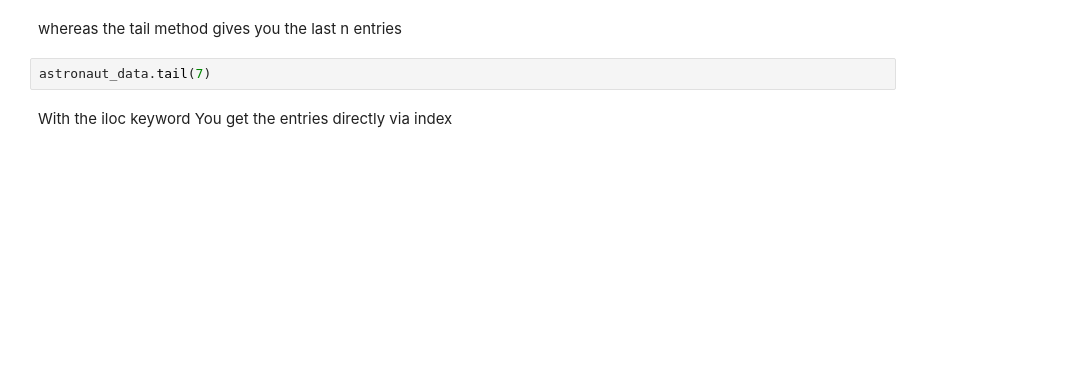
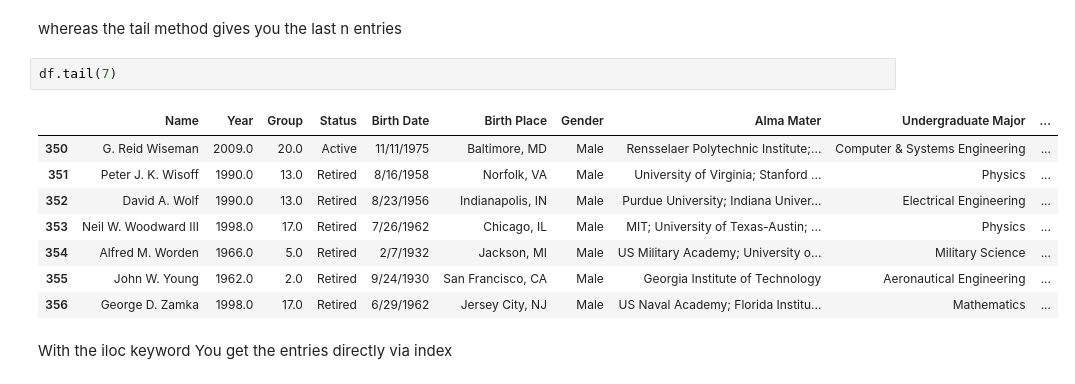
Before and after one commit to jboegeholz/introduction_to_pandas, a Jupyter notebook: astronauts_with_pandas.ipynb, the cells around one changed output. Drawn from its saved outputs; the diff is of its cells as text; blank space fills up the shorter version.

```diff
--- a/astronauts_with_pandas.ipynb
+++ b/astronauts_with_pandas.ipynb
@@ -33,7 +59,16 @@ astronaut_data.head()
 # %% [markdown]
 whereas the tail method gives you the last n entries
 # %%
-astronaut_data.tail(7)
+df.tail(7)
+# %% [output]
+|  | Name | Year | Group | Status | Birth Date | Birth Place | Gender | Alma Mater | Undergraduate Major | ... |
+| 350 | G. Reid Wiseman | 2009.0 | 20.0 | Active | 11/11/1975 | Baltimore, MD | Male | Rensselaer Polytechnic Institute;... | Computer & Systems Engineering | ... |
+| 351 | Peter J. K. Wisoff | 1990.0 | 13.0 | Retired | 8/16/1958 | Norfolk, VA | Male | University of Virginia; Stanford ... | Physics | ... |
+| 352 | David A. Wolf | 1990.0 | 13.0 | Retired | 8/23/1956 | Indianapolis, IN | Male | Purdue University; Indiana Univer... | Electrical Engineering | ... |
+| 353 | Neil W. Woodward III | 1998.0 | 17.0 | Retired | 7/26/1962 | Chicago, IL | Male | MIT; University of Texas-Austin; ... | Physics | ... |
+| 354 | Alfred M. Worden | 1966.0 | 5.0 | Retired | 2/7/1932 | Jackson, MI | Male | US Military Academy; University o... | Military Science | ... |
+| 355 | John W. Young | 1962.0 | 2.0 | Retired | 9/24/1930 | San Francisco, CA | Male | Georgia Institute of Technology | Aeronautical Engineering | ... |
+| 356 | George D. Zamka | 1998.0 | 17.0 | Retired | 6/29/1962 | Jersey City, NJ | Male | US Naval Academy; Florida Institu... | Mathematics | ... |
 # %% [markdown]
 With the iloc keyword You get the entries directly via index
 # %%
```
Also changed, not shown: parts of 14 cells of this notebook.
